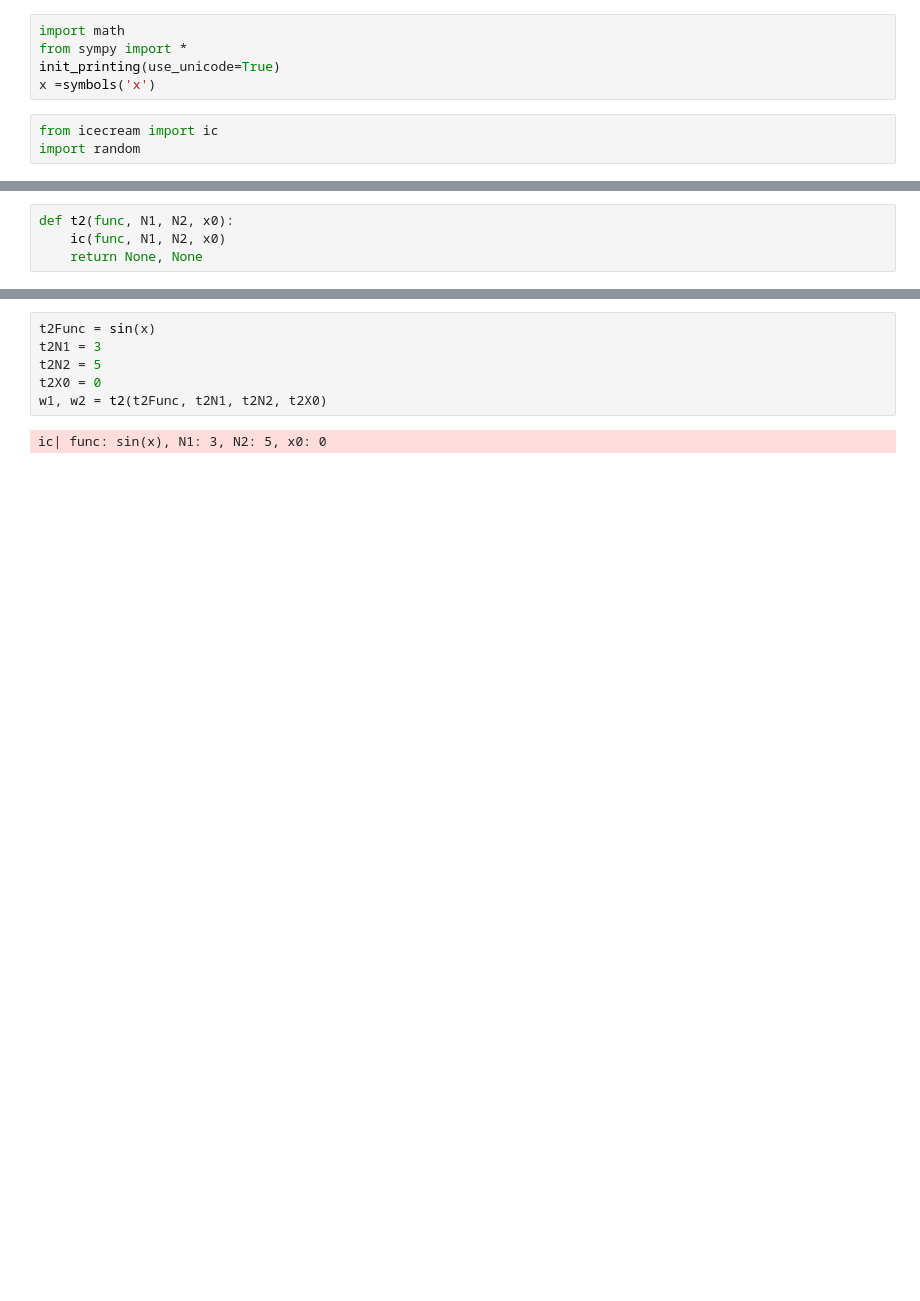
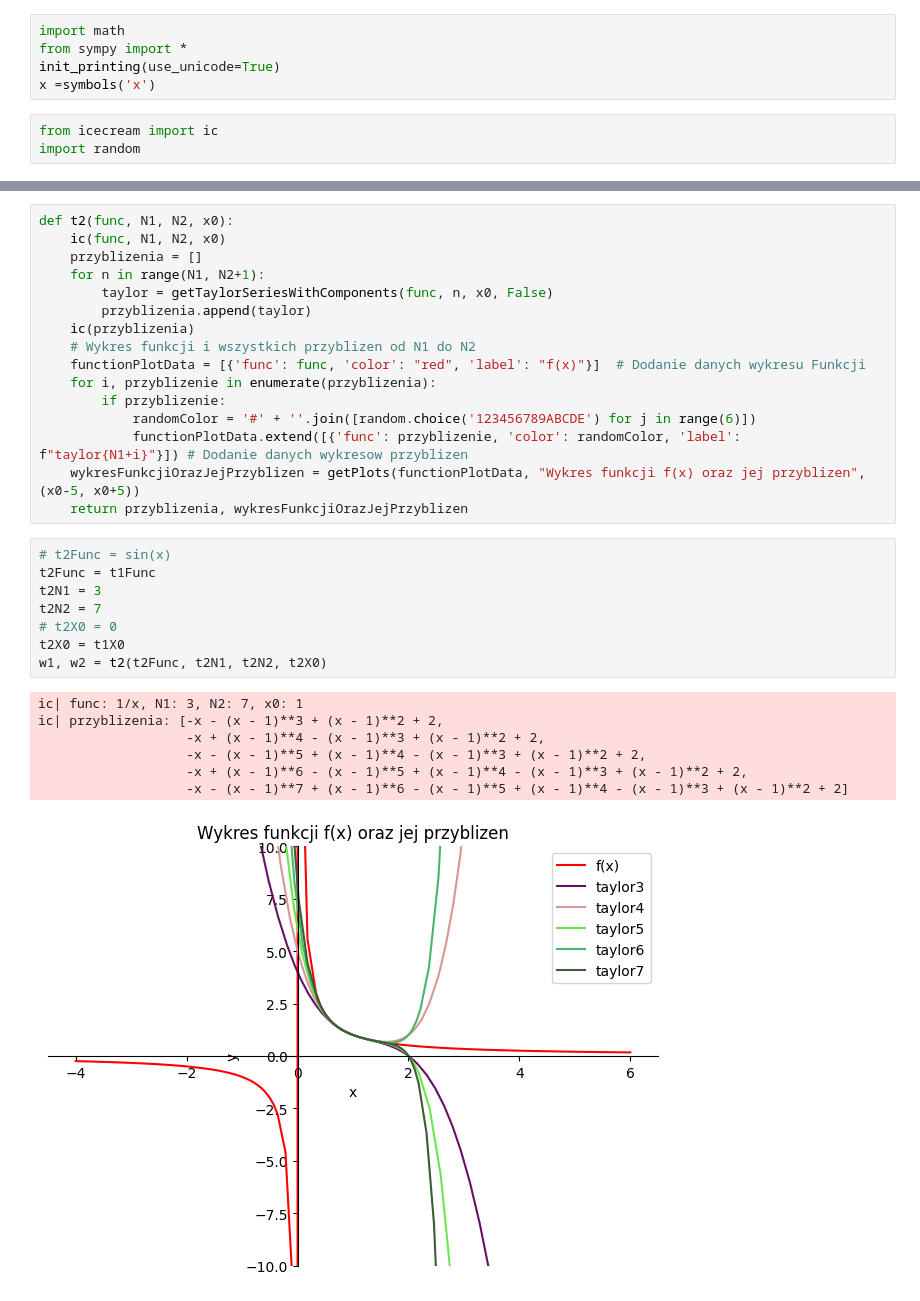
Before and after one commit to rzymski/jupyterObliczeniaNaukowe, a Jupyter notebook: szeregi.ipynb, the cells around one changed output, grey strips where cells are left out. Saved outputs shown, nothing was run; the diff lists cells and outputs as text; blank space fills up the shorter version.

```diff
--- a/szeregi.ipynb
+++ b/szeregi.ipynb
@@ -77,4 +71,0 @@ x**5/120 + x**4/24 + x**3/6 + x**2/2 + x + 1
-# %%
-def t2(func, N1, N2, x0):
-    ic(func, N1, N2, x0)
-    return None, None
@@ -81,8 +74,32 @@ def t2(func, N1, N2, x0):
+# %%
+def t2(func, N1, N2, x0):
+    ic(func, N1, N2, x0)
+    przyblizenia = []
+    for n in range(N1, N2+1):
+        taylor = getTaylorSeriesWithComponents(func, n, x0, False)
+        przyblizenia.append(taylor)
+    ic(przyblizenia)
+    # Wykres funkcji i wszystkich przyblizen od N1 do N2
+    functionPlotData = [{'func': func, 'color': "red", 'label': "f(x)"}]  # Dodanie danych wykresu Funkcji
+    for i, przyblizenie in enumerate(przyblizenia):
+        if przyblizenie:
+            randomColor = '#' + ''.join([random.choice('123456789ABCDE') for j in range(6)])
+            functionPlotData.extend([{'func': przyblizenie, 'color': randomColor, 'label': f"taylor{N1+i}"}]) # Dodanie danych wykresow przyblizen
+    wykresFunkcjiOrazJejPrzyblizen = getPlots(functionPlotData, "Wykres funkcji f(x) oraz jej przyblizen", (x0-5, x0+5))
+    return przyblizenia, wykresFunkcjiOrazJejPrzyblizen
 # %%
-t2Func = sin(x)
+# t2Func = sin(x)
+t2Func = t1Func
 t2N1 = 3
-t2N2 = 5
-t2X0 = 0
+t2N2 = 7
+# t2X0 = 0
+t2X0 = t1X0
 w1, w2 = t2(t2Func, t2N1, t2N2, t2X0)
 # %% [output]
-ic| func: sin(x), N1: 3, N2: 5, x0: 0
+ic| func: 1/x, N1: 3, N2: 7, x0: 1
+ic| przyblizenia: [-x - (x - 1)**3 + (x - 1)**2 + 2,
+                   -x + (x - 1)**4 - (x - 1)**3 + (x - 1)**2 + 2,
+                   -x - (x - 1)**5 + (x - 1)**4 - (x - 1)**3 + (x - 1)**2 + 2,
+                   -x + (x - 1)**6 - (x - 1)**5 + (x - 1)**4 - (x - 1)**3 + (x - 1)**2 + 2,
+                   -x - (x - 1)**7 + (x - 1)**6 - (x - 1)**5 + (x - 1)**4 - (x - 1)**3 + (x - 1)**2 + 2]
+[figure, added]
```
Also changed, not shown: parts of 8 cells of this notebook.
